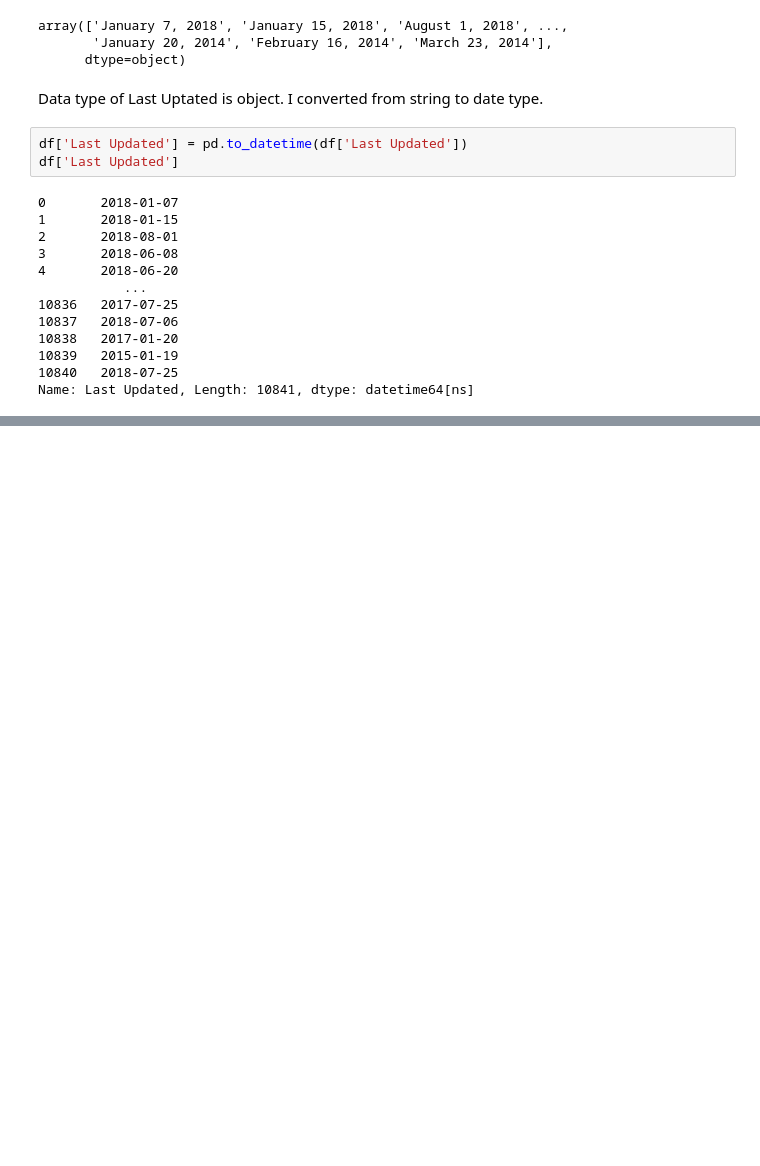
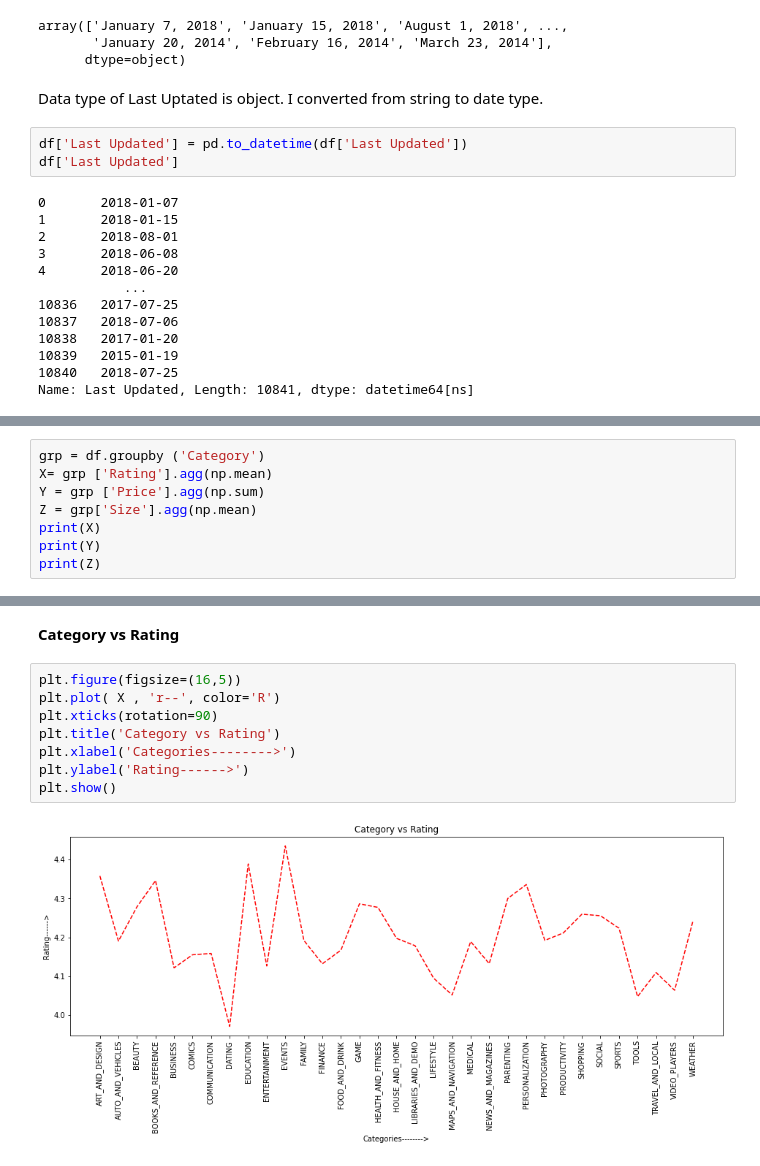
Before and after one commit to Pintu1-data/Play-Store-Review-Analysis, a Jupyter notebook: My_EDA_Project.ipynb, the cells around one changed output, grey strips where cells are left out. Drawn from its saved outputs; the diff is of its cells as text; blank space fills up the shorter version.

```diff
--- a/My_EDA_Project.ipynb
+++ b/My_EDA_Project.ipynb
@@ -287,0 +381,8 @@ Name: Last Updated, Length: 10841, dtype: datetime64[ns]
+# %%
+grp = df.groupby ('Category')
+X= grp ['Rating'].agg(np.mean)
+Y = grp ['Price'].agg(np.sum)
+Z = grp['Size'].agg(np.mean)
+print(X)
+print(Y)
+print(Z)
@@ -287,0 +407,12 @@ Name: Last Updated, Length: 10841, dtype: datetime64[ns]
+# %% [markdown]
+**Category vs Rating**
+# %%
+plt.figure(figsize=(16,5))
+plt.plot( X , 'r--', color='R')
+plt.xticks(rotation=90)
+plt.title('Category vs Rating')
+plt.xlabel('Categories-------->')
+plt.ylabel('Rating------>')
+plt.show()
+# %% [output]
+[figure, added]
```
Also changed, not shown: parts of 18 cells of this notebook.
